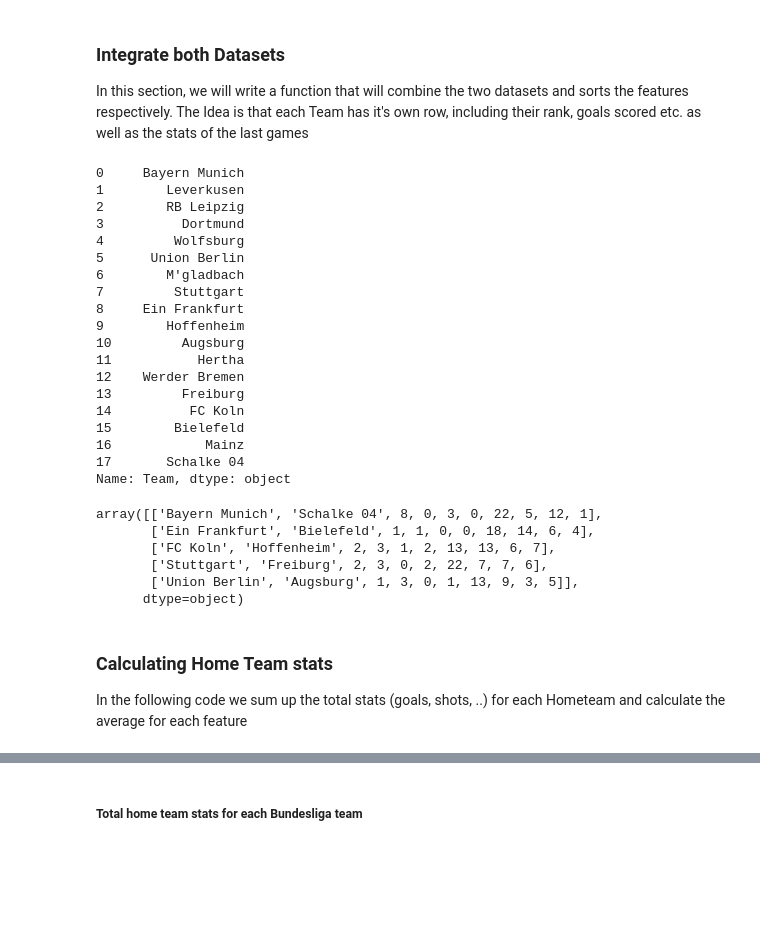
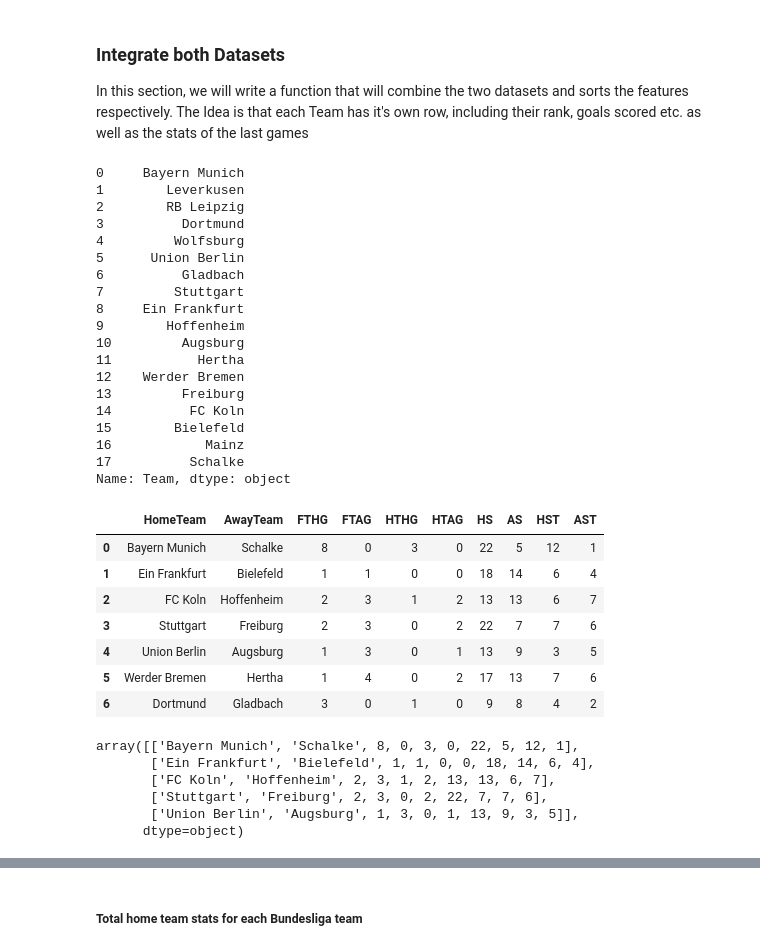
Before and after one commit to davidschs/SportsBetting-Algorithm, a Jupyter notebook: SportsBetting.ipynb, the cells around one changed output, grey strips where cells are left out. Drawn from its saved outputs; the diff is of its cells as text; code cells hidden in the pictures; blank space fills up the shorter version.

```diff
--- a/SportsBetting.ipynb
+++ b/SportsBetting.ipynb
@@ -99,7 +233,7 @@ for name in range(len(X2_clean['Team'])):
     if (X2_clean.iloc[name, 0] == 'VfL Wolfsburg'):
         X2_clean.iloc[name, 0] = 'Wolfsburg'
     if (X2_clean.iloc[name, 0] == 'M&ouml;nchengladbach'):
-        X2_clean.iloc[name, 0] = 'M\'gladbach'
+        X2_clean.iloc[name, 0] = 'Gladbach'
     if (X2_clean.iloc[name, 0] == 'Borussia Dortmund'):
         X2_clean.iloc[name, 0] = 'Dortmund'
     if (X2_clean.iloc[name, 0] == 'VfB Stuttgart'):
@@ -119,7 +253,7 @@ for name in range(len(X2_clean['Team'])):
     if (X2_clean.iloc[name, 0] == 'FSV Mainz 05'):
         X2_clean.iloc[name, 0] = 'Mainz'
     if (X2_clean.iloc[name, 0] == 'FC Schalke 04'):
-        X2_clean.iloc[name, 0] = 'Schalke 04'
+        X2_clean.iloc[name, 0] = 'Schalke'
     if (X2_clean.iloc[name, 0] == 'Bayer Leverkusen'):
         X2_clean.iloc[name, 0] = 'Leverkusen'
 
@@ -131,7 +265,7 @@ X2_clean['Team']
 3          Dortmund
 4         Wolfsburg
 5      Union Berlin
-6        M'gladbach
+6          Gladbach
 7         Stuttgart
 8     Ein Frankfurt
 9        Hoffenheim
@@ -142,14 +276,27 @@ X2_clean['Team']
 14          FC Koln
 15        Bielefeld
 16            Mainz
-17       Schalke 04
+17          Schalke
 Name: Team, dtype: object
+# %%
+X1_clean = X1_clean.replace('M\'gladbach', 'Gladbach') # Need to make one change on this Dataset too
+X1_clean = X1_clean.replace('Schalke 04', 'Schalke')
+X1_clean[0:7]
+# %% [output]
+|  | HomeTeam | AwayTeam | FTHG | FTAG | HTHG | HTAG | HS | AS | HST | AST |
+| 0 | Bayern Munich | Schalke | 8 | 0 | 3 | 0 | 22 | 5 | 12 | 1 |
+| 1 | Ein Frankfurt | Bielefeld | 1 | 1 | 0 | 0 | 18 | 14 | 6 | 4 |
+| 2 | FC Koln | Hoffenheim | 2 | 3 | 1 | 2 | 13 | 13 | 6 | 7 |
+| 3 | Stuttgart | Freiburg | 2 | 3 | 0 | 2 | 22 | 7 | 7 | 6 |
+| 4 | Union Berlin | Augsburg | 1 | 3 | 0 | 1 | 13 | 9 | 3 | 5 |
+| 5 | Werder Bremen | Hertha | 1 | 4 | 0 | 2 | 17 | 13 | 7 | 6 |
+| 6 | Dortmund | Gladbach | 3 | 0 | 1 | 0 | 9 | 8 | 4 | 2 |
 # %%
-#X = pd.DataFrame()
+# Converting Panda dataframe to Numpy Array (maybe needed later)
 X1_clean_num = X1_clean.iloc[:,:].values # using numpy array
 X1_clean_num[0:5]
 # %% [output]
-array([['Bayern Munich', 'Schalke 04', 8, 0, 3, 0, 22, 5, 12, 1],
+array([['Bayern Munich', 'Schalke', 8, 0, 3, 0, 22, 5, 12, 1],
        ['Ein Frankfurt', 'Bielefeld', 1, 1, 0, 0, 18, 14, 6, 4],
        ['FC Koln', 'Hoffenheim', 2, 3, 1, 2, 13, 13, 6, 7],
        ['Stuttgart', 'Freiburg', 2, 3, 0, 2, 22, 7, 7, 6],
@@ -167,3 +304,0 @@ array([['Bayern Munich', 'Schalke 04', 8, 0, 3, 0, 22, 5, 12, 1],
-# %% [markdown]
-### Calculating Home Team stats
-In the following code we sum up the total stats (goals, shots, ..) for each Hometeam and calculate the average for each feature
```
Also changed, not shown: parts of 46 cells of this notebook.
